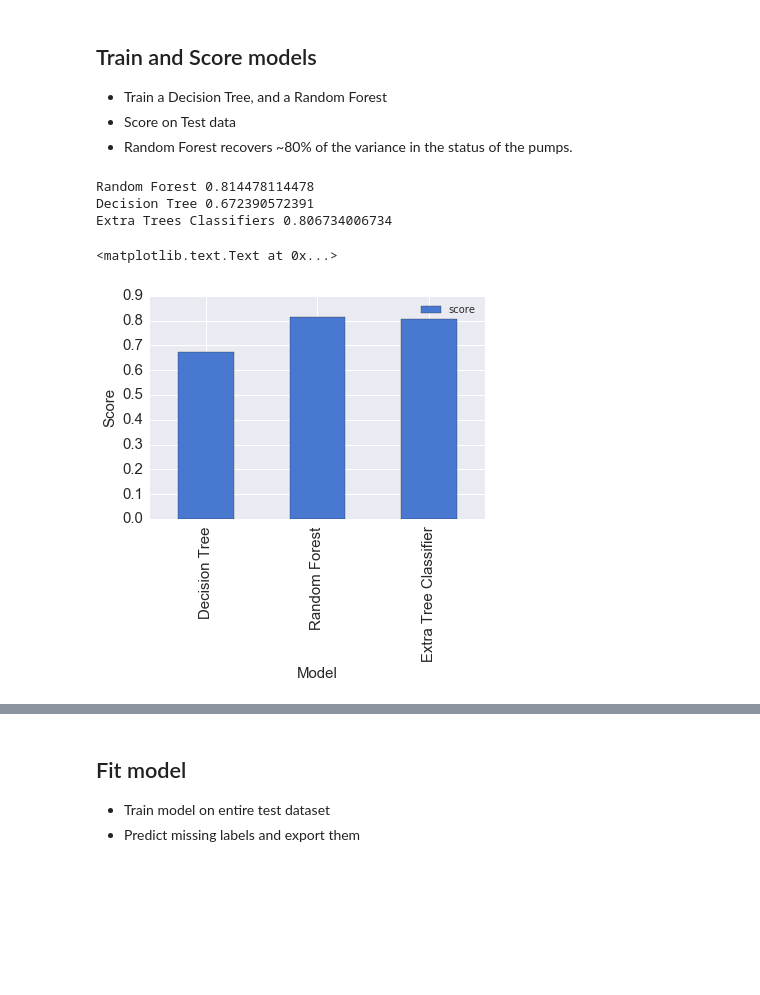
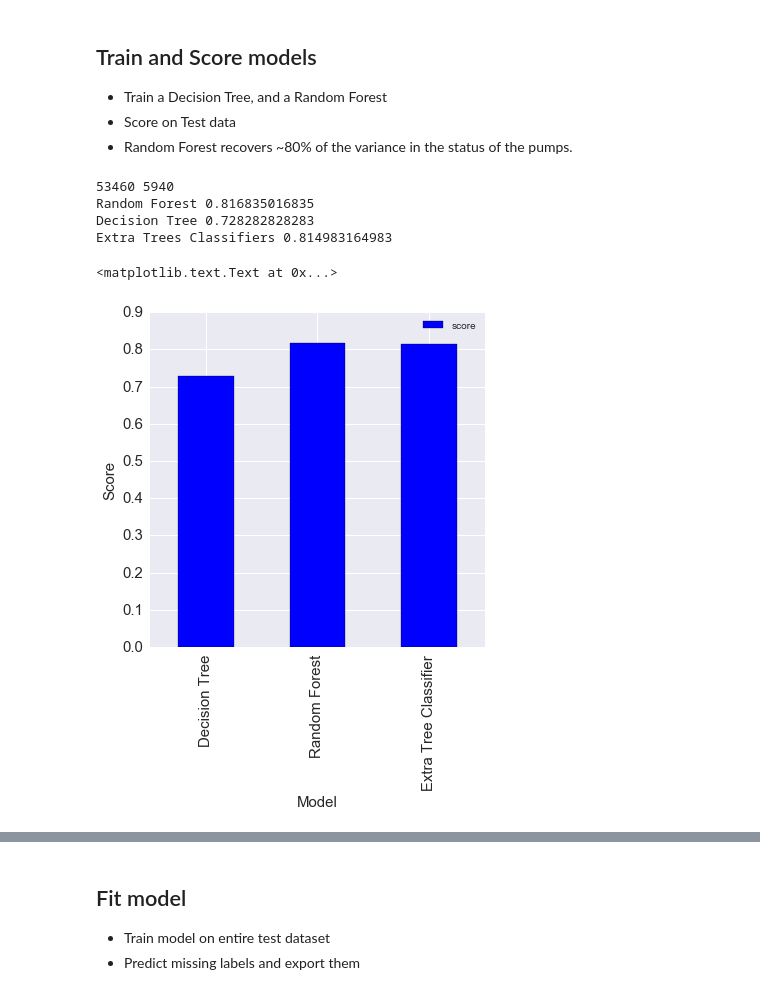
Before and after one commit to mattiaf/DataDriven_Pumps, a Jupyter notebook: pumps.ipynb, the cells around one changed output, grey strips where cells are left out. Drawn from its saved outputs; the diff is of its cells as text; code cells hidden in the pictures; blank space fills up the shorter version.

Commit message:
this model gives 0.8218

```diff
--- a/pumps.ipynb
+++ b/pumps.ipynb
@@ -36,6 +36,18 @@ There are 40 features mostly categorical (+latitude, longitude, gps height). We
 Showing below relationship between some categories and labels
 # %%
 import seaborn as sns
+
+df_orig.construction_year=pd.to_numeric(df_orig.construction_year)
+df_orig.loc[df_orig.construction_year <= 0, df_orig.columns=='construction_year'] = 1950
+
+hist1=df_orig[df_labels.status_group == 'functional'].construction_year
+hist2=df_orig[df_labels.status_group == 'functional needs repair'].construction_year
+hist3=df_orig[df_labels.status_group == 'non functional'].construction_year
+
+n,b,p=plt.hist([hist1, hist2, hist3], stacked=True,range=[1950,2010])
+plt.legend(['functional','functional needs repair','non functional'],loc=0)
+plt.text(1952, 15000,'NO DATA',fontsize=20,rotation=90,color='white')
+sns.despine()
 
 factorstoplot=['payment','water_quality','source_class','scheme_management','waterpoint_type_group']
 for i in range(1,len(factorstoplot)+1):
@@ -48,7 +60,7 @@ for i in range(1,len(factorstoplot)+1):
     temp.columns=['n','status',thisFactor]
     temp=temp.pivot(index=thisFactor, columns='status', values='n')
     temp['tot']=temp.sum(axis=1)
-    temp.sort_values(by='tot', ascending=True)[['functional','functional needs repair','non functional']].plot(kind='barh', stacked='True', fontsize=15,legend=False)
+    temp.sort_values(by='tot', ascending=True)[['functional','functional needs repair','non functional']].plot(kind='barh', stacked='True', color=sns.color_palette(), fontsize=15,legend=False)
     plt.legend( loc='upper right', bbox_to_anchor=(1.9, 0.5),fontsize=15)
     plt.ylabel(thisFactor, fontsize=23)
 # %% [output]
@@ -68,8 +81,18 @@ for i in range(1,len(factorstoplot)+1):
 # %%
 df=df_orig.append(df_topredict)
 
+df.construction_year=pd.to_numeric(df.construction_year)
+df.loc[df.construction_year <= 0, df.columns=='construction_year'] = 1950
 
-factorschange=[x for x in df.columns if x not in ['id','latitude','longitude','gps_height','date_recorded']]
+
+df['operation_time']=df.date_recorded.apply(pd.to_datetime)-df.construction_year.apply(lambda x: pd.to_datetime(x,format='%Y'))# df['timeago']=df.timeago.apply(lambda x: int(x)/100000000000.)
+df['operation_time']=df.operation_time.apply(lambda x: float(x)/ (365.25*24*60*60*1e9))
+df.loc[df['operation_time'] < 0,df.columns=='operation_time'] = 63.92060232717317
+
+df['month']=pd.to_datetime(df.date_recorded).dt.month
+
+
+factorschange=[x for x in df.columns if x not in ['id','latitude','longitude','gps_height','date_recorded','construction_year','month','operation_time']]
 
 for factor in factorschange:
 
@@ -83,8 +106,7 @@ for factor in factorschange:
     df[factor] = preprocessing.LabelEncoder().fit_transform(df[factor])
 
 df.population = df.population.apply(lambda x: np.log10(x+1))
-df['timeago']=-(pd.to_datetime(df.date_recorded) - pd.to_datetime('2015-01-01'))
-df['timeago']=df.timeago.apply(lambda x: int(x)/100000000000.)
+
 
 a= df[df["longitude"] < 1]
 a.iloc[:,df.columns == "latitude"]= np.nan
@@ -110,7 +138,7 @@ df = df[:len(df_orig)]
 Create testing and training samples
 # %%
 # use these variables - room for improvement here
-factors=['amount_tsh', u'funder', u'gps_height',
+factors=[u'funder', u'gps_height',
        u'installer', u'longitude', u'latitude', u'wpt_name',
        u'basin', u'subvillage', u'region', u'region_code', u'district_code',
        u'lga', u'ward', u'population', u'public_meeting',
@@ -119,7 +147,7 @@ factors=['amount_tsh', u'funder', u'gps_height',
        u'management', u'management_group', u'payment', u'payment_type',
        u'water_quality', u'quality_group', u'quantity', u'quantity_group',
        u'source', u'source_type', u'source_class', u'waterpoint_type',
-       u'waterpoint_type_group','timeago']
+       u'waterpoint_type_group','month','operation_time']
 # factors = ["funder","installer","management",
 #                "region","lga","population",
 #                "latitude","longitude","gps_height",
@@ -131,4 +159,7 @@ factors=['amount_tsh', u'funder', u'gps_height',
 #                "basin","extraction_type","waterpoint_type",
 #                "timeago"]
 
-X_train, X_test, y_train, y_test = train_test_split(df[factors], df_labels.status_group, test_size=0.05, random_state=10)
+X_train, X_test, y_train, y_test = train_test_split(df[factors], df_labels.status_group, test_size=0.1, random_state=10)
+
+
+print len(X_train), len(X_test)
@@ -139,41 +172,43 @@ X_train, X_test, y_train, y_test = train_test_split(df[factors], df_labels.statu
 * Score on Test data
 * Random Forest recovers ~80% of the variance in the status of the pumps.
 # %%
-modelRFC = RandomForestClassifier(n_estimators=500,min_samples_split=10,criterion='gini')
+print len(X_train), len(X_test)
+modelRFC = RandomForestClassifier(n_estimators=1000,min_samples_split=10,criterion='gini')
 
 X_test=(X_test - X_test.min())/(X_test.max() - X_test.min())
 X_train=(X_train - X_train.min())/(X_train.max() - X_train.min())
 
 modelRFC.fit(X_train, y_train)
 
-modelETC = ExtraTreesClassifier(n_estimators=500,min_samples_split=20)
+modelETC = ExtraTreesClassifier(n_estimators=1000,min_samples_split=10)
 modelETC.fit(X_train, y_train)
 
 
 modelDTC = DecisionTreeClassifier()
 modelDTC.fit(X_train, y_train)
 
 scoreRFC= modelRFC.score(X_test,y_test)
 scoreDTC= modelDTC.score(X_test,y_test)
 scoreETC= modelETC.score(X_test,y_test)
 
 
 
 print 'Random Forest' ,scoreRFC
 print 'Decision Tree', scoreDTC
 print 'Extra Trees Classifiers', scoreETC
 
 
 pd.DataFrame([
     ("Decision Tree", scoreDTC),
     ("Random Forest", scoreRFC),
     ("Extra Tree Classifier", scoreETC),
     ], columns=["Model", "score"]).plot(x="Model", y="score", kind="Bar", fontsize=15)
 plt.xlabel('Model', fontsize=15)
 plt.ylabel('Score', fontsize=15)
 # %% [output]
-Random Forest 0.814478114478
-Decision Tree 0.672390572391
-Extra Trees Classifiers 0.806734006734
+53460 5940
+Random Forest 0.816835016835
+Decision Tree 0.728282828283
+Extra Trees Classifiers 0.814983164983
 <matplotlib.text.Text at 0x...>
-[figure, old version]
+[figure, new version]
```
Also changed, not shown: parts of 13 cells of this notebook, 2 other files.
